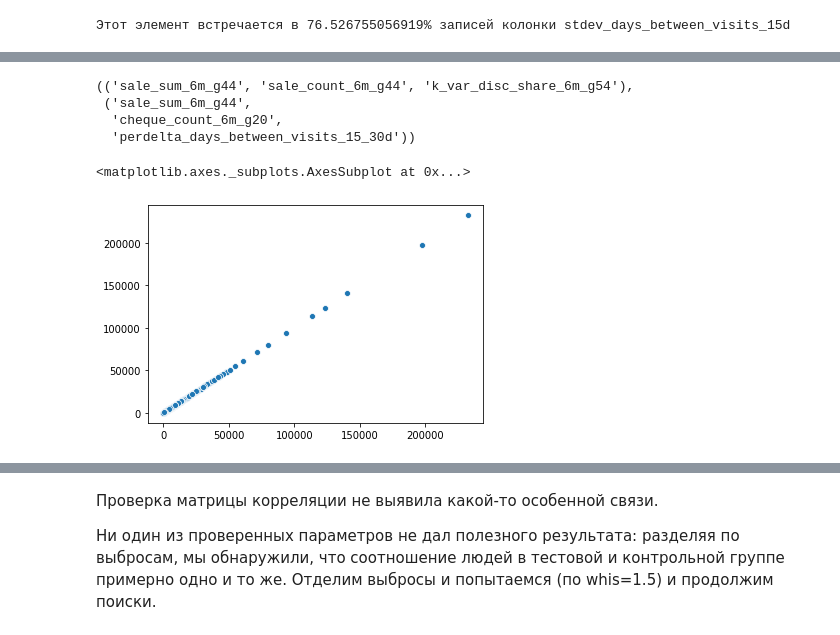
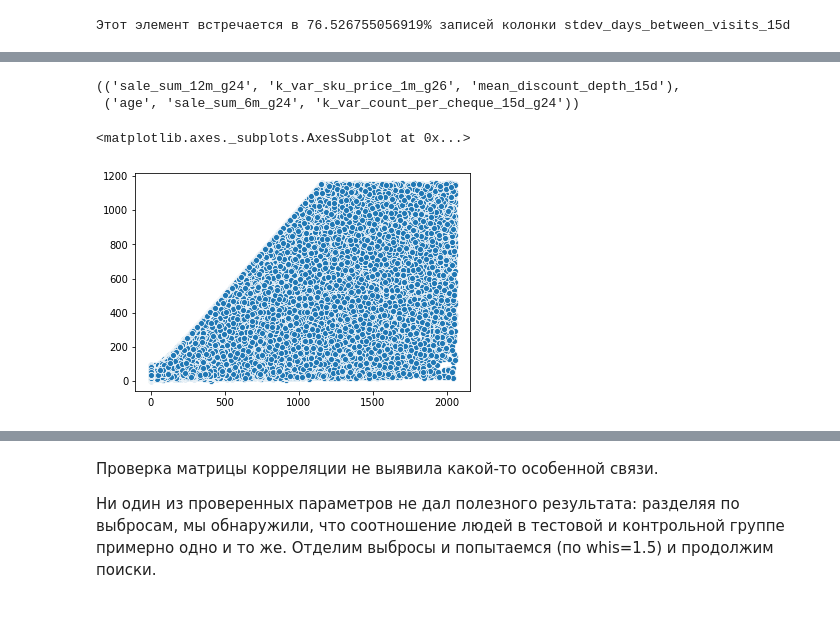
Before and after one commit to DKozl50/pluh_sms, a Jupyter notebook: experiments/EDA_mitya.ipynb, the cells around one changed output, grey strips where cells are left out. Drawn from its saved outputs; the diff is of its cells as text; code cells hidden in the pictures.

Commit message:
final graphics

```diff
--- a/experiments/EDA_mitya.ipynb
+++ b/experiments/EDA_mitya.ipynb
@@ -253,17 +332,15 @@ data.drop(['random_{}'.format(i) for i in range(10)], axis=1, inplace=True)
 # %%
-e = (dic[8], dic[9])
+e = (dic[2], dic[6])
 # %%
 e
 # %% [output]
-(('sale_sum_6m_g44', 'sale_count_6m_g44', 'k_var_disc_share_6m_g54'),
- ('sale_sum_6m_g44',
-  'cheque_count_6m_g20',
-  'perdelta_days_between_visits_15_30d'))
+(('sale_sum_12m_g24', 'k_var_sku_price_1m_g26', 'mean_discount_depth_15d'),
+ ('age', 'sale_sum_6m_g24', 'k_var_count_per_cheque_15d_g24'))
 # %%
 a1 = magic_f(data, e[0])
 a2 = magic_f(data, e[1])
 mask = (a2 <= a2.quantile(0.75)).values & (a1 <= a1.quantile(0.75)).values
-sns.scatterplot(a1, a2)
+sns.scatterplot(a1[mask], a2[mask])
 # %% [output]
 <matplotlib.axes._subplots.AxesSubplot at 0x...>
-[figure, old version]
+[figure, new version]
```
Also changed, not shown: parts of 32 cells of this notebook.
